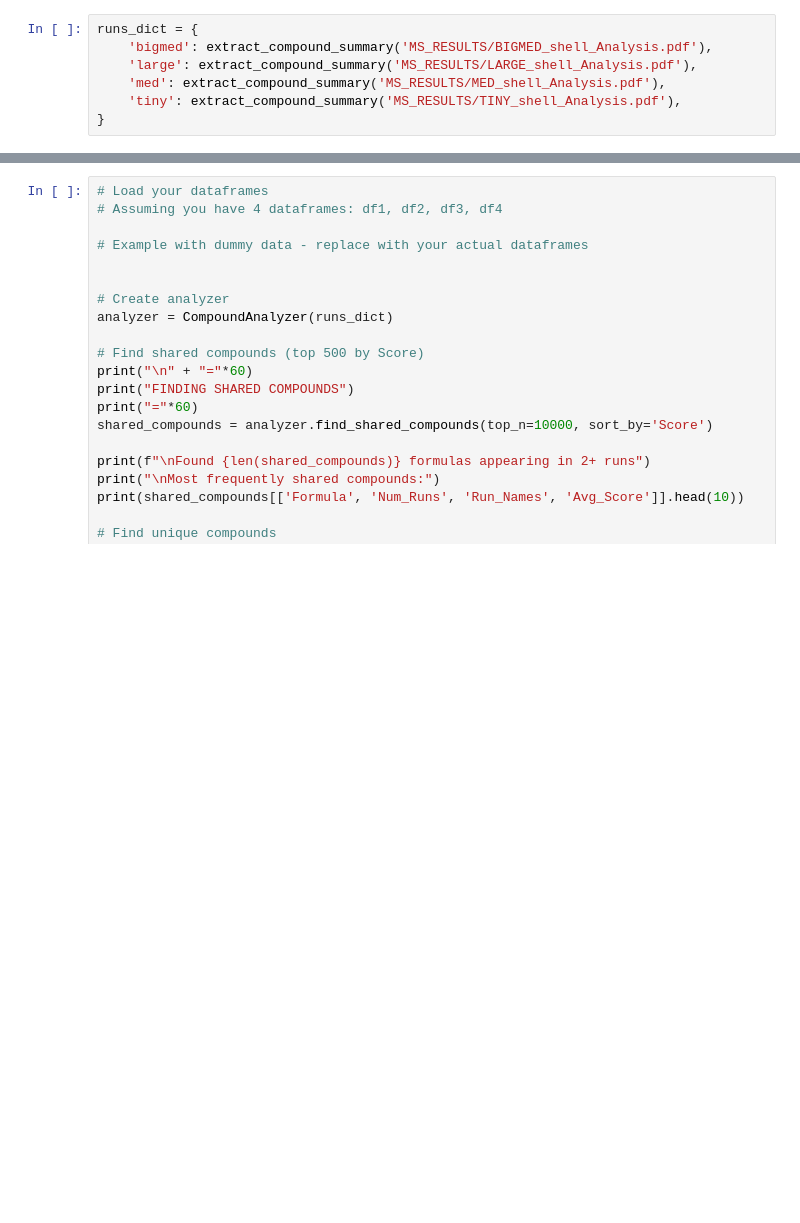
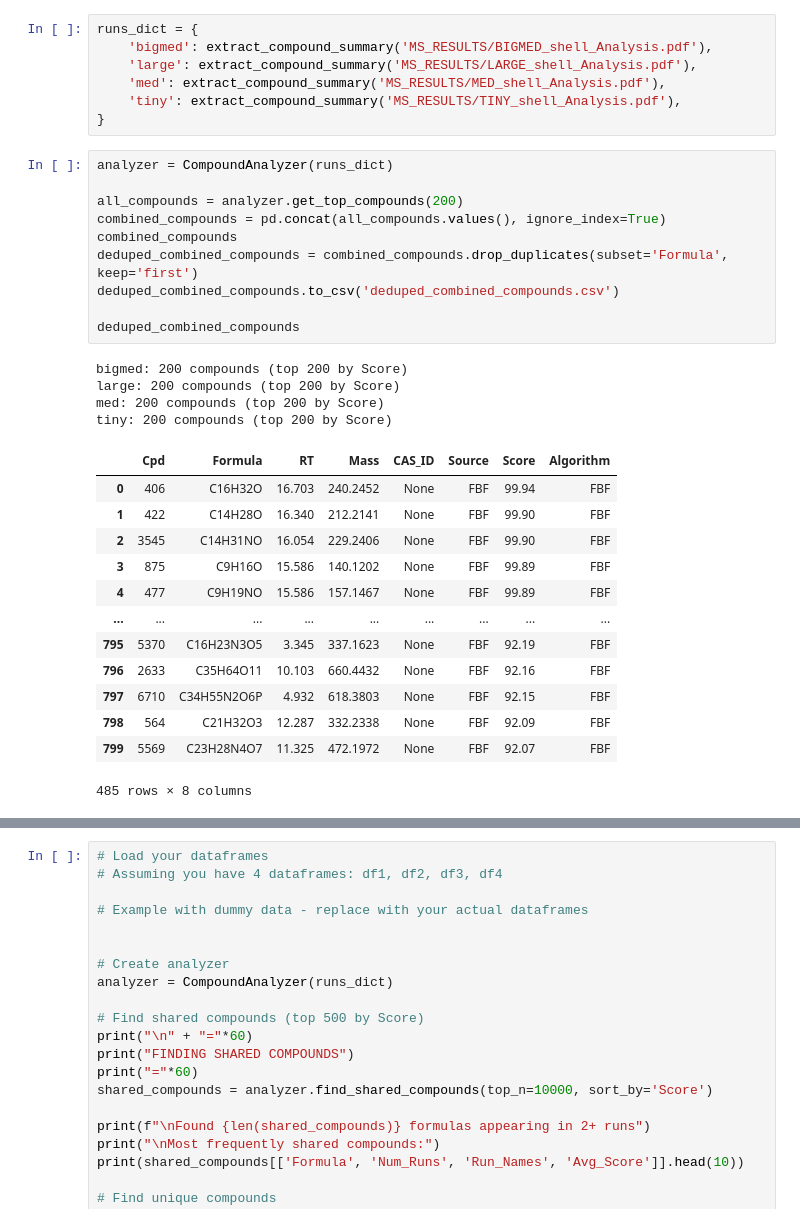
Before and after one commit to YitongTseo/shell_diaries, a Jupyter notebook: collecting_metabolites copy.ipynb, the cells around one changed output, grey strips where cells are left out. Drawn from its saved outputs; the diff is of its cells as text; blank space fills up the shorter version.

```diff
--- a/collecting_metabolites copy.ipynb
+++ b/collecting_metabolites copy.ipynb
@@ -365,3 +365,31 @@ runs_dict = {
     'med': extract_compound_summary('MS_RESULTS/MED_shell_Analysis.pdf'),
     'tiny': extract_compound_summary('MS_RESULTS/TINY_shell_Analysis.pdf'),
 }
+# %%
+analyzer = CompoundAnalyzer(runs_dict)
+
+all_compounds = analyzer.get_top_compounds(200)
+combined_compounds = pd.concat(all_compounds.values(), ignore_index=True)
+combined_compounds
+deduped_combined_compounds = combined_compounds.drop_duplicates(subset='Formula', keep='first')
+deduped_combined_compounds.to_csv('deduped_combined_compounds.csv')
+
+deduped_combined_compounds
+# %% [output]
+bigmed: 200 compounds (top 200 by Score)
+large: 200 compounds (top 200 by Score)
+med: 200 compounds (top 200 by Score)
+tiny: 200 compounds (top 200 by Score)
+|  | Cpd | Formula | RT | Mass | CAS_ID | Source | Score | Algorithm |
+| 0 | 406 | C16H32O | 16.703 | 240.2452 | None | FBF | 99.94 | FBF |
+| 1 | 422 | C14H28O | 16.340 | 212.2141 | None | FBF | 99.90 | FBF |
+| 2 | 3545 | C14H31NO | 16.054 | 229.2406 | None | FBF | 99.90 | FBF |
+| 3 | 875 | C9H16O | 15.586 | 140.1202 | None | FBF | 99.89 | FBF |
+| 4 | 477 | C9H19NO | 15.586 | 157.1467 | None | FBF | 99.89 | FBF |
+| ... | ... | ... | ... | ... | ... | ... | ... | ... |
+| 795 | 5370 | C16H23N3O5 | 3.345 | 337.1623 | None | FBF | 92.19 | FBF |
+| 796 | 2633 | C35H64O11 | 10.103 | 660.4432 | None | FBF | 92.16 | FBF |
+| 797 | 6710 | C34H55N2O6P | 4.932 | 618.3803 | None | FBF | 92.15 | FBF |
+| 798 | 564 | C21H32O3 | 12.287 | 332.2338 | None | FBF | 92.09 | FBF |
+| 799 | 5569 | C23H28N4O7 | 11.325 | 472.1972 | None | FBF | 92.07 | FBF |
+485 rows × 8 columns
```
Also changed, not shown: parts of 4 cells of this notebook, 16 other files.
